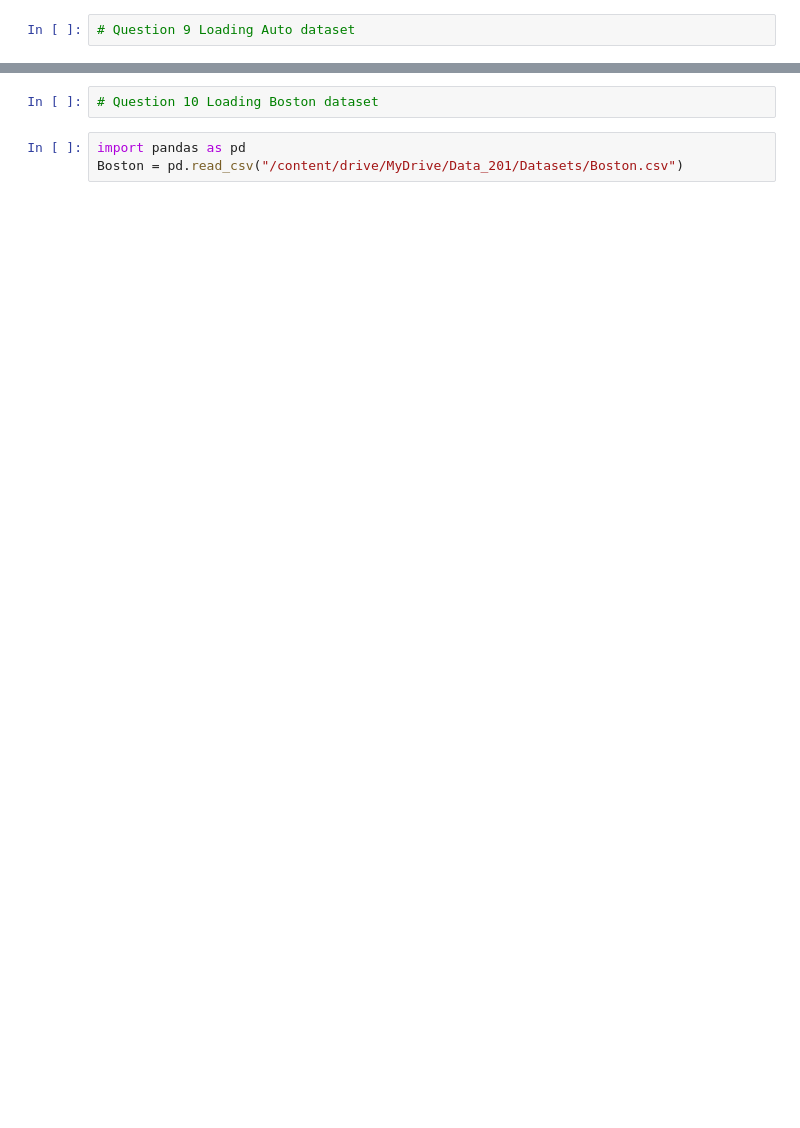
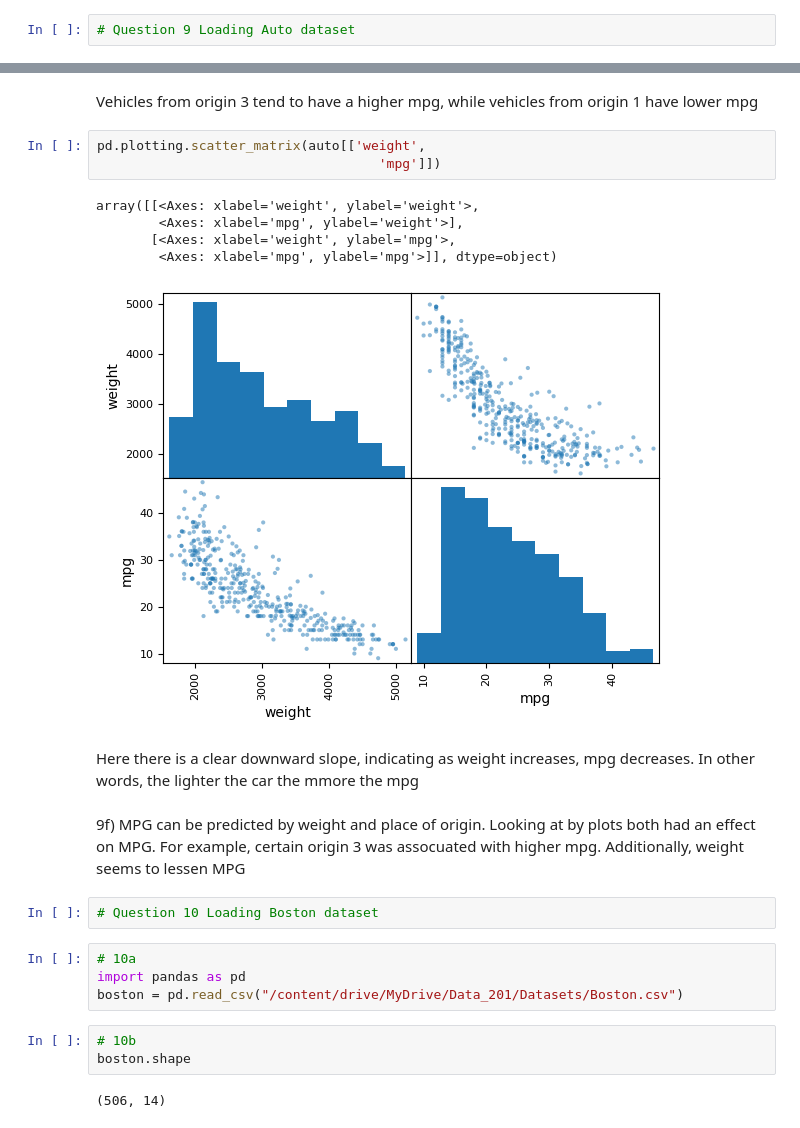
Before and after one commit to Stephanie490/DATA201-labs, a Jupyter notebook: Assignments/Week2_HW.ipynb, the cells around one changed output, grey strips where cells are left out. Cells and saved outputs as stored; diff of their text form; blank space fills up the shorter version.

```diff
--- a/Assignments/Week2_HW.ipynb
+++ b/Assignments/Week2_HW.ipynb
@@ -29,5 +301,27 @@ Auto = pd.read_csv("/content/drive/MyDrive/Data_201/Datasets/Auto.csv")
+# %% [markdown]
+Vehicles from origin 3 tend to have a higher mpg, while vehicles from origin 1 have lower mpg
+# %%
+pd.plotting.scatter_matrix(auto[['weight',
+                                    'mpg']])
+# %% [output]
+array([[<Axes: xlabel='weight', ylabel='weight'>,
+        <Axes: xlabel='mpg', ylabel='weight'>],
+       [<Axes: xlabel='weight', ylabel='mpg'>,
+        <Axes: xlabel='mpg', ylabel='mpg'>]], dtype=object)
+[figure, added]
+# %% [markdown]
+Here there is a clear downward slope, indicating as weight increases, mpg decreases. In other words, the lighter the car the mmore the mpg
+# %% [markdown]
+9f)
+MPG can be predicted by weight and place of origin. Looking at by plots both had an effect on MPG. For example, certain origin 3 was assocuated with higher mpg. Additionally, weight seems to lessen MPG
 # %%
 # Question 10 Loading Boston dataset
 # %%
+# 10a
 import pandas as pd
-Boston = pd.read_csv("/content/drive/MyDrive/Data_201/Datasets/Boston.csv")
+boston = pd.read_csv("/content/drive/MyDrive/Data_201/Datasets/Boston.csv")
+# %%
+# 10b
+boston.shape
+# %% [output]
+(506, 14)
```
Also changed, not shown: parts of 38 cells of this notebook.
